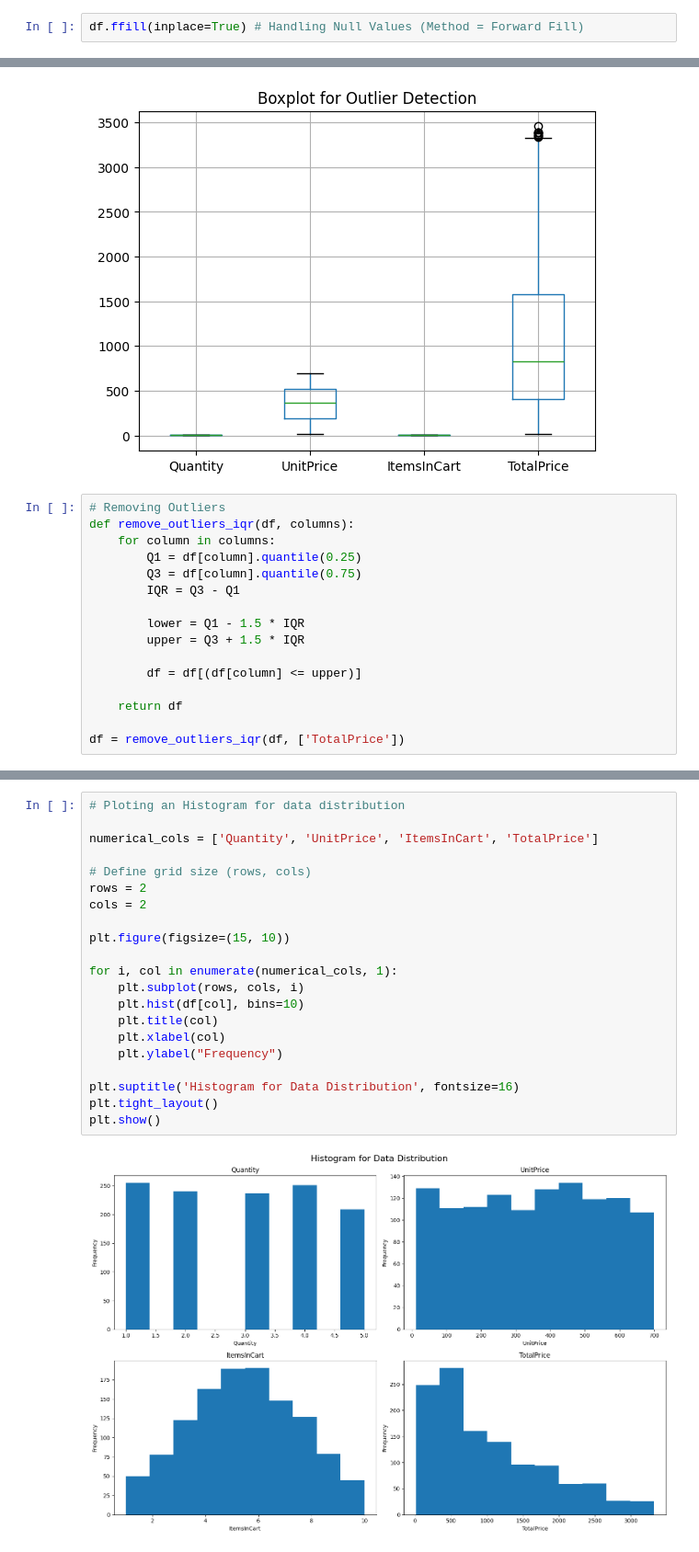
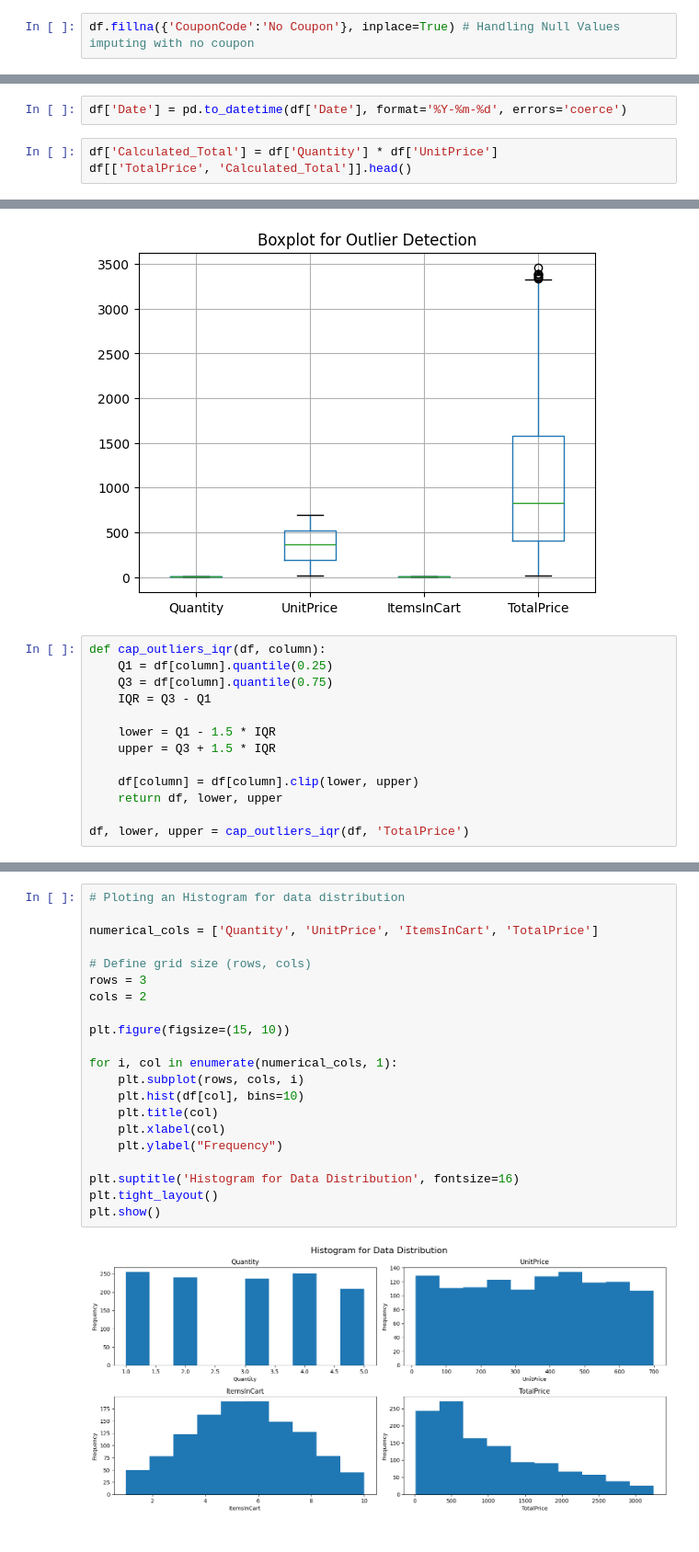
Before and after one commit to avisekbose/DecodeLabs-Internship, a Jupyter notebook: DA_Project 1.ipynb, the cells around one changed output, grey strips where cells are left out. Shown at 92% size. Cells and saved outputs as stored; diff of their text form.

```diff
--- a/DA_Project 1.ipynb
+++ b/DA_Project 1.ipynb
@@ -146,4 +132,4 @@ ReferralSource       0
 TotalPrice           0
 dtype: int64
 # %%
-df.ffill(inplace=True) # Handling Null Values (Method = Forward Fill)
+df.fillna({'CouponCode':'No Coupon'}, inplace=True) # Handling Null Values imputing with no coupon
@@ -170,3 +158,8 @@ dtype: int64
 print(f'Duplicate Rows:{df.duplicated().sum()}') # Identifying Duplicate Rows
 # %% [output]
 Duplicate Rows:0
+# %%
+df['Date'] = pd.to_datetime(df['Date'], format='%Y-%m-%d', errors='coerce')
+# %%
+df['Calculated_Total'] = df['Quantity'] * df['UnitPrice']
+df[['TotalPrice', 'Calculated_Total']].head()
@@ -180,18 +200,15 @@ plt.show()
 # %% [output]
 [figure]
 # %%
-# Removing Outliers
-def remove_outliers_iqr(df, columns):
-    for column in columns:
-        Q1 = df[column].quantile(0.25)
-        Q3 = df[column].quantile(0.75)
-        IQR = Q3 - Q1
+def cap_outliers_iqr(df, column):
+    Q1 = df[column].quantile(0.25)
+    Q3 = df[column].quantile(0.75)
+    IQR = Q3 - Q1
 
-        lower = Q1 - 1.5 * IQR
-        upper = Q3 + 1.5 * IQR
+    lower = Q1 - 1.5 * IQR
+    upper = Q3 + 1.5 * IQR
 
-        df = df[(df[column] <= upper)]
+    df[column] = df[column].clip(lower, upper)
+    return df, lower, upper
 
-    return df
-
-df = remove_outliers_iqr(df, ['TotalPrice'])
+df, lower, upper = cap_outliers_iqr(df, 'TotalPrice')
@@ -205,26 +215,26 @@ plt.show()
 # %%
 # Ploting an Histogram for data distribution
 
 numerical_cols = ['Quantity', 'UnitPrice', 'ItemsInCart', 'TotalPrice']
 
 # Define grid size (rows, cols)
-rows = 2
+rows = 3
 cols = 2
 
 plt.figure(figsize=(15, 10))
 
 for i, col in enumerate(numerical_cols, 1):
     plt.subplot(rows, cols, i)
     plt.hist(df[col], bins=10)
     plt.title(col)
     plt.xlabel(col)
     plt.ylabel("Frequency")
 
 plt.suptitle('Histogram for Data Distribution', fontsize=16)
 plt.tight_layout()
 plt.show()
 # %% [output]
-[figure, old version]
+[figure, new version]
 # %%
 # Identifing correlation
 
```
Also changed, not shown: parts of 17 cells of this notebook, 1 other file.
